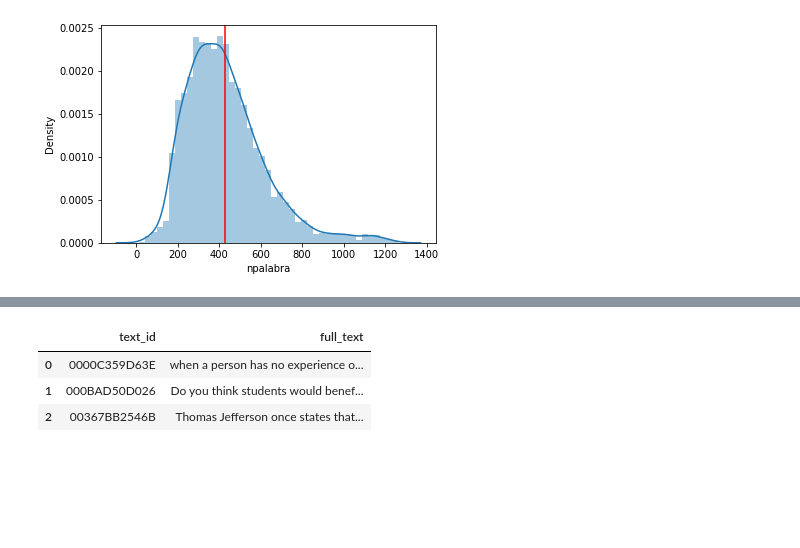
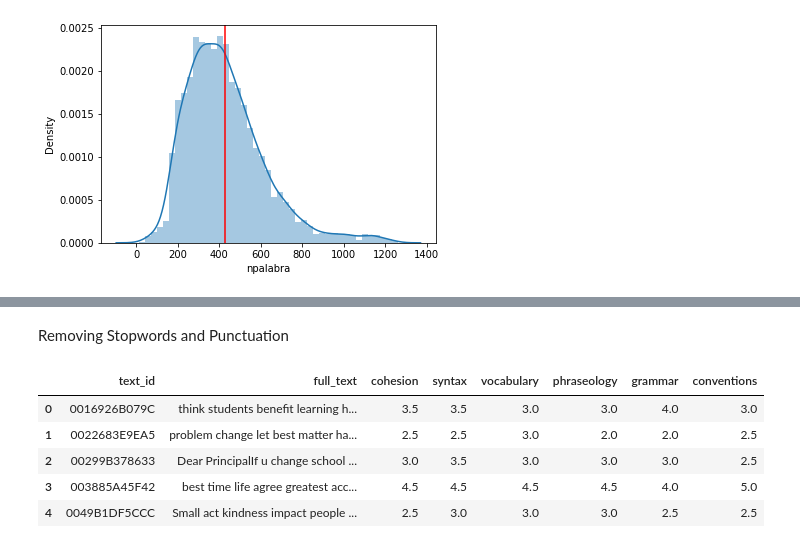
Before and after one commit to eporrasm/kaggle-tae, a Jupyter notebook: kaggle.ipynb, the cells around one changed output, grey strips where cells are left out. Saved outputs shown, nothing was run; the diff lists cells and outputs as text; code cells hidden in the pictures; blank space fills up the shorter version.

```diff
--- a/kaggle.ipynb
+++ b/kaggle.ipynb
@@ -31,3 +1,13 @@ Saving sample_submission.csv to sample_submission.csv
+# %%
+import io
+import pandas as pd
+import seaborn as sns
+import matplotlib.pyplot as plt
+
+
+train = pd.read_csv("train.csv")
+test = pd.read_csv("test.csv")
+sample_submission = pd.read_csv("sample_submission.csv")
 # %%
 train.shape
 # %% [output]
@@ -71,0 +56,7 @@ dtype: int64
+# %%
+import re
+
+clean_train = train.copy()
+clean_test = test.copy()
+clean_train['full_text'] = train["full_text"].replace(re.compile(r'(\\n)|[\n\r\t]'), '', regex=True)
+clean_test['full_text'] = test["full_text"].replace(re.compile(r'(\\n)|[\n\r\t]'), '', regex=True)
@@ -171,7 +102,21 @@ train
-# %%
-test
-# %% [output]
-|  | text_id | full_text |
-| 0 | 0000C359D63E | when a person has no experience o... |
-| 1 | 000BAD50D026 | Do you think students would benef... |
-| 2 | 00367BB2546B | Thomas Jefferson once states that... |
+# %% [markdown]
+Removing Stopwords and Punctuation
+# %%
+import spacy
+nlp = spacy.load('en_core_web_sm')
+def remove_swp(text):
+    text_nlp = nlp(text)
+    filtered_text= [token for token in text_nlp if not token.is_stop]
+    filtered_text=[token.text for token in filtered_text if not token.is_punct]
+    filtered_text = " ".join(filtered_text)
+    return filtered_text
+
+clean_train["full_text"] = clean_train["full_text"].apply(remove_swp)
+clean_train.head()
+# %% [output]
+|  | text_id | full_text | cohesion | syntax | vocabulary | phraseology | grammar | conventions |
+| 0 | 0016926B079C | think students benefit learning h... | 3.5 | 3.5 | 3.0 | 3.0 | 4.0 | 3.0 |
+| 1 | 0022683E9EA5 | problem change let best matter ha... | 2.5 | 2.5 | 3.0 | 2.0 | 2.0 | 2.5 |
+| 2 | 00299B378633 | Dear PrincipalIf u change school ... | 3.0 | 3.5 | 3.0 | 3.0 | 3.0 | 2.5 |
+| 3 | 003885A45F42 | best time life agree greatest acc... | 4.5 | 4.5 | 4.5 | 4.5 | 4.0 | 5.0 |
+| 4 | 0049B1DF5CCC | Small act kindness impact people ... | 2.5 | 3.0 | 3.0 | 3.0 | 2.5 | 2.5 |
```
Also changed, not shown: parts of 15 cells of this notebook, 1 other file.
